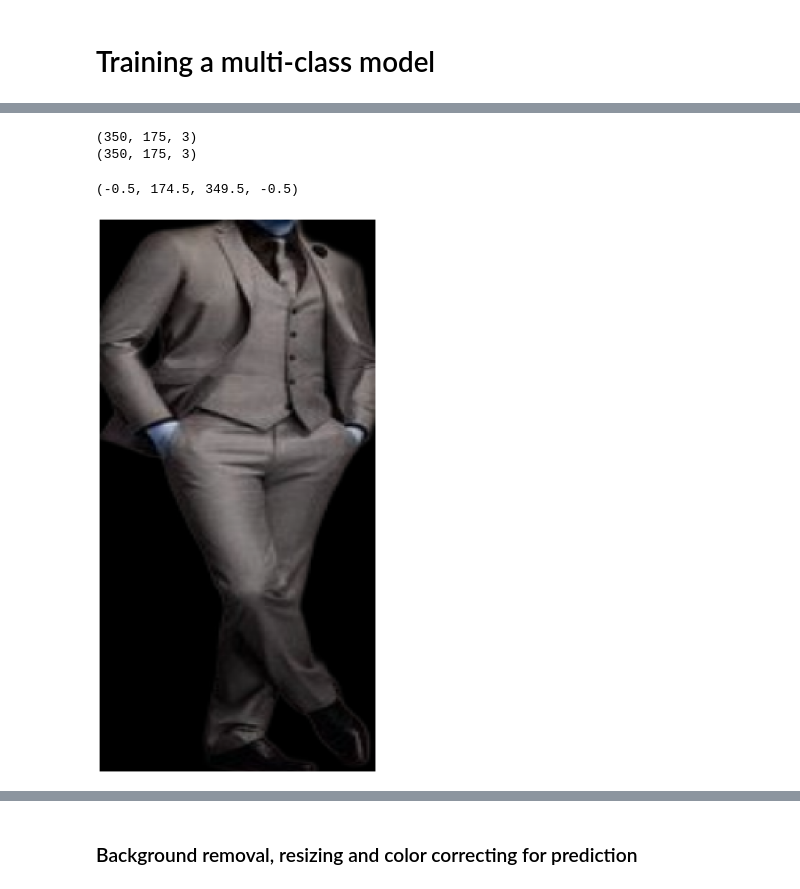
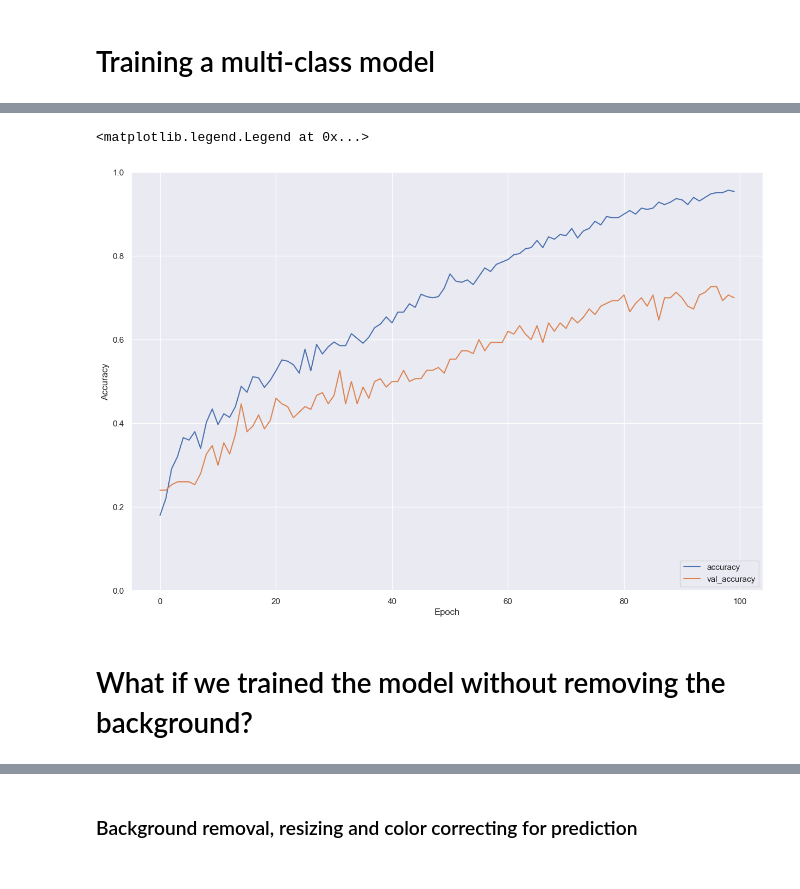
Before and after one commit to ch0ry/AI-Fashion-Discriminator, a Jupyter notebook: AI Fashion Discriminator.ipynb, the cells around one changed output, grey strips where cells are left out. Cells and saved outputs as stored; diff of their text form; code cells hidden in the pictures.

```diff
--- a/AI Fashion Discriminator.ipynb
+++ b/AI Fashion Discriminator.ipynb
@@ -471,13 +502,0 @@ print(X[0])
-# %%
-fig = plt.figure(figsize=(10, 20))
-
-print(data[0][0].shape)
-print(X[0].shape)
-
-plt.imshow(data[0][1])
-plt.axis('off')
-# %% [output]
-(350, 175, 3)
-(350, 175, 3)
-(-0.5, 174.5, 349.5, -0.5)
-[figure, removed]
@@ -483,0 +505,16 @@ plt.axis('off')
+# %%
+fig = plt.figure(figsize = (15, 10))
+
+
+#fig.add_subplot(2,2, histories.index(history)+1)
+plt.plot(processed_history.history['accuracy'], label='accuracy')
+plt.plot(processed_history.history['val_accuracy'], label = 'val_accuracy')
+plt.xlabel('Epoch')
+plt.ylabel('Accuracy')
+plt.ylim([0.0, 1])
+plt.legend(loc='lower right')
+# %% [output]
+<matplotlib.legend.Legend at 0x...>
+[figure, added]
+# %% [markdown]
+# What if we trained the model without removing the background?
```
Also changed, not shown: parts of 15 cells of this notebook, 10 other files.
